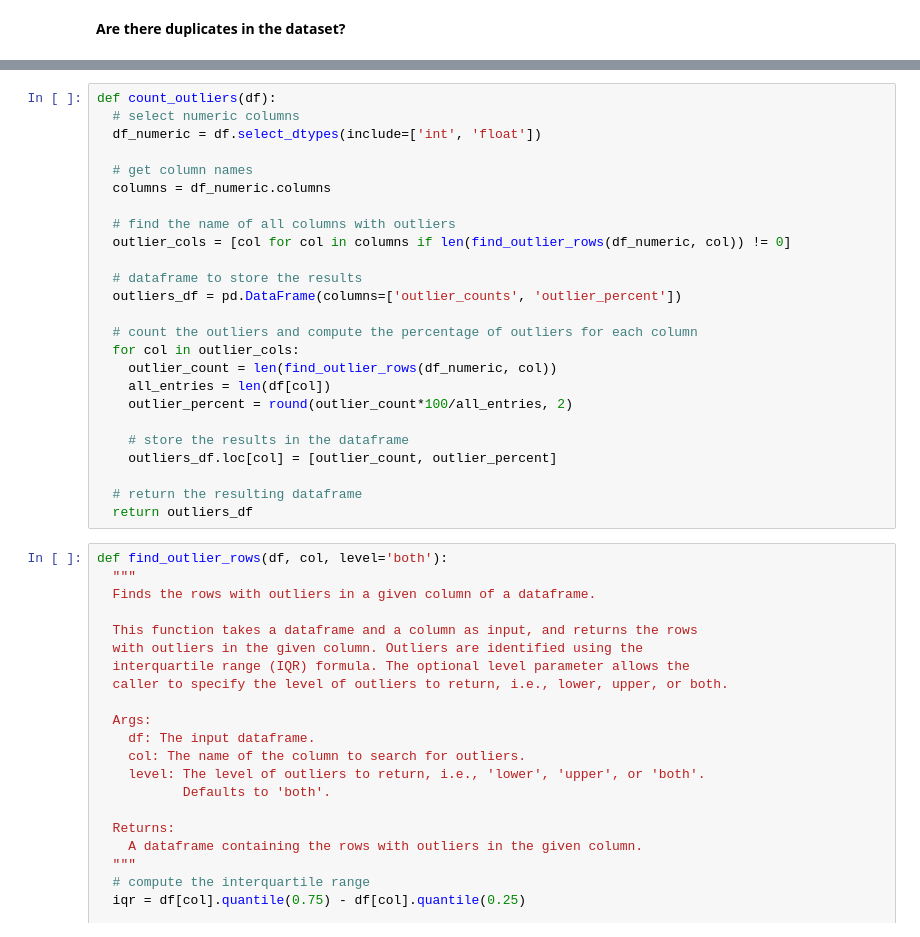
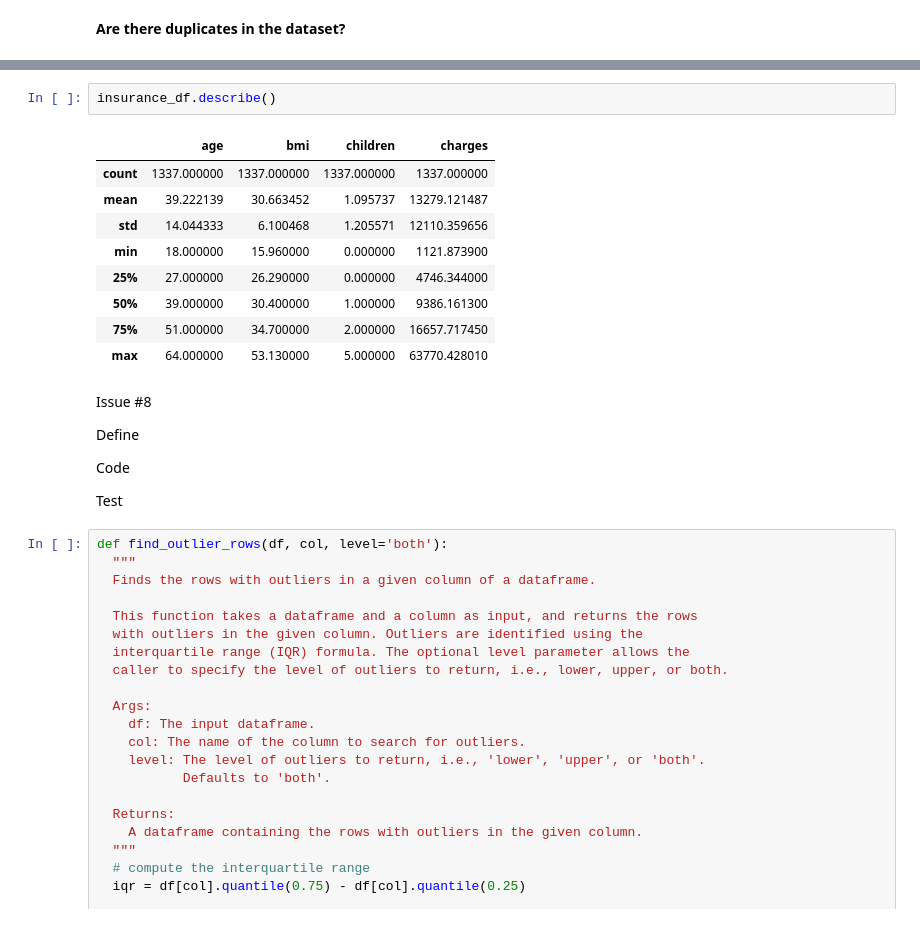
Before and after one commit to BuhariS/insurance_claim_prediction, a Jupyter notebook: insurance_claim.ipynb, the cells around one changed output, grey strips where cells are left out. Drawn from its saved outputs; the diff is of its cells as text.

Commit message:
feat: Data Wrangling

```diff
--- a/insurance_claim.ipynb
+++ b/insurance_claim.ipynb
@@ -221,28 +134,23 @@ Mean/Median imputation
-# %%
-def count_outliers(df):
-  # select numeric columns
-  df_numeric = df.select_dtypes(include=['int', 'float'])
-
-  # get column names
-  columns = df_numeric.columns
-
-  # find the name of all columns with outliers
-  outlier_cols = [col for col in columns if len(find_outlier_rows(df_numeric, col)) != 0]
-
-  # dataframe to store the results
-  outliers_df = pd.DataFrame(columns=['outlier_counts', 'outlier_percent'])
-
-  # count the outliers and compute the percentage of outliers for each column
-  for col in outlier_cols:
-    outlier_count = len(find_outlier_rows(df_numeric, col))
-    all_entries = len(df[col])
-    outlier_percent = round(outlier_count*100/all_entries, 2)
-
-    # store the results in the dataframe
-    outliers_df.loc[col] = [outlier_count, outlier_percent]
-
-  # return the resulting dataframe
-  return outliers_df
+# %%
+insurance_df.describe()
+# %% [output]
+|  | age | bmi | children | charges |
+| count | 1337.000000 | 1337.000000 | 1337.000000 | 1337.000000 |
+| mean | 39.222139 | 30.663452 | 1.095737 | 13279.121487 |
+| std | 14.044333 | 6.100468 | 1.205571 | 12110.359656 |
+| min | 18.000000 | 15.960000 | 0.000000 | 1121.873900 |
+| 25% | 27.000000 | 26.290000 | 0.000000 | 4746.344000 |
+| 50% | 39.000000 | 30.400000 | 1.000000 | 9386.161300 |
+| 75% | 51.000000 | 34.700000 | 2.000000 | 16657.717450 |
+| max | 64.000000 | 53.130000 | 5.000000 | 63770.428010 |
+# %% [markdown]
+Issue #8
+
+Define
+
+Code
+
+Test
 # %%
 def find_outlier_rows(df, col, level='both'):
   """
```
Also changed, not shown: parts of 18 cells of this notebook.
